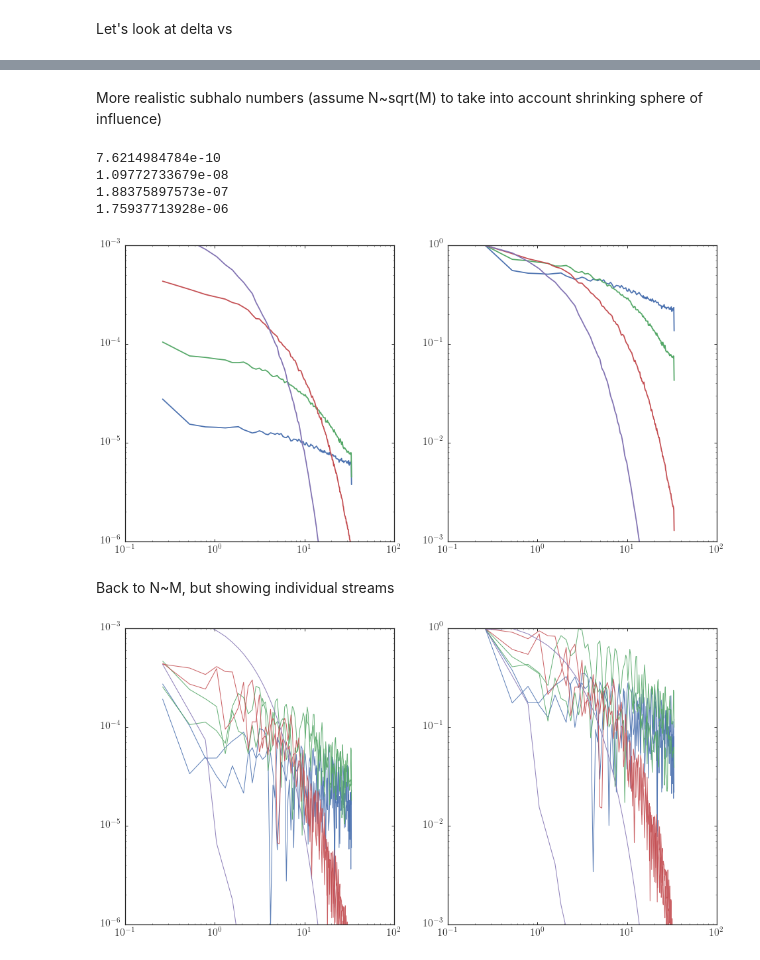
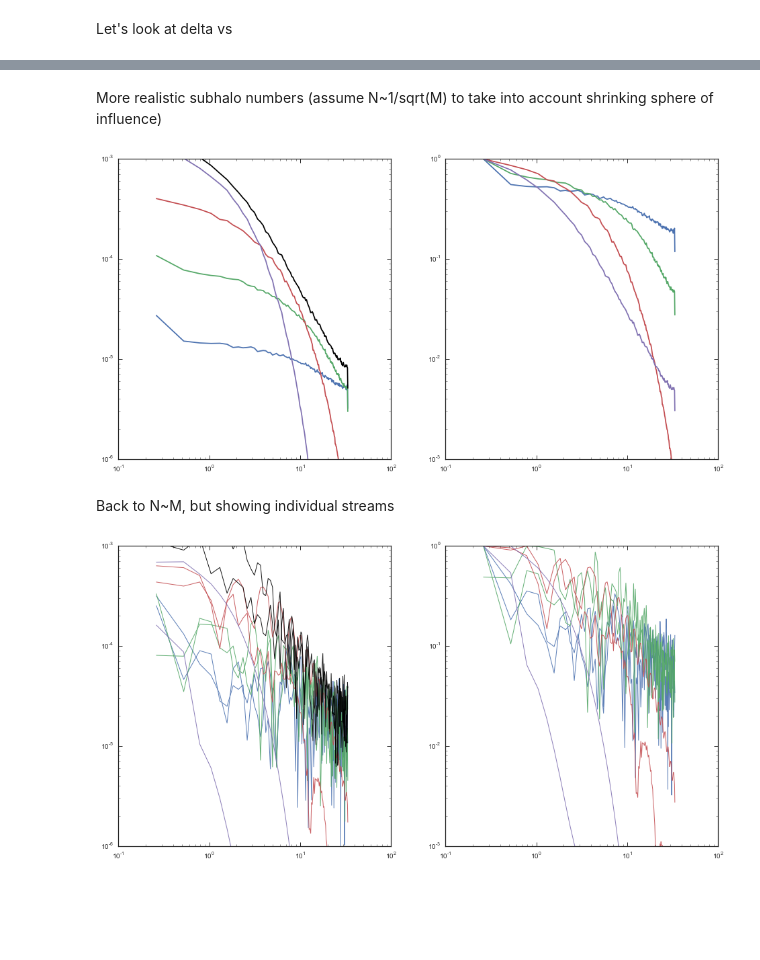
Before and after one commit to jobovy/streamgap-pepper, a Jupyter notebook: bell.ipynb, the cells around one changed output, grey strips where cells are left out. Saved outputs shown, nothing was run; the diff lists cells and outputs as text; code cells hidden in the pictures; blank space fills up the shorter version.

Commit message:
Update notebook with power spectrum of all masses combined and allow code to be hid

```diff
--- a/bell.ipynb
+++ b/bell.ipynb
@@ -213,11 +131,13 @@ def randomdvs(GM,sdf,rate=None):
     angles= numpy.cumsum(numpy.random.exponential(scale=1./rate,size=int(numpy.ceil(rate))))
     angles= angles[angles < 1.]*sdf._deltaAngleTrackImpact*sdf._gap_sigMeanSign
     nimpacts= len(angles)
-    # Now we sample for each impact impact parameters and halo velocities and compute dv
+    # Now we sample for each impact a set of impact parameters and halo velocities and compute dv
     dvs= numpy.zeros((nimpacts,len(thetapars),3))
     dvdotvs= numpy.zeros((nimpacts,len(thetapars)))
     for ii, angle in enumerate(angles):
-        b= numpy.random.uniform()*4.*rs(GM)-2.*rs(GM)
+        # Sample b from a linearly increasing probability
+        b= numpy.random.uniform()**0.5*2.*rs(GM)
+        if numpy.random.uniform() < 0.5: b*= -1.
         v= numpy.random.normal(scale=150./V0,size=3)
         # Get the stream at the closest-approach point
         kick_ObsTrackXY_closest= numpy.array([\
@@ -294,7 +275,6 @@ subplot(1,2,1)
 loglog(px,numpy.sqrt(numpy.median(ppy,axis=1)))
 subplot(1,2,2)
 loglog(px,numpy.sqrt(numpy.median(ppy,axis=1)/numpy.amax(numpy.median(ppy,axis=1))))
-print numpy.amax(numpy.median(ppy,axis=1))
 for ii in range(ppy.shape[1]):
     ppy[:,ii]= signal.welch(numpy.sum(randomdvs(10**6.,sdfl_per_1e8_peri)[1],axis=0),
                                   fs=1./(thetapars[1]-thetapars[0]),scaling='spectrum')[1]
@@ -302,7 +282,6 @@ subplot(1,2,1)
 loglog(px,numpy.sqrt(numpy.median(ppy,axis=1)))
 subplot(1,2,2)
 loglog(px,numpy.sqrt(numpy.median(ppy,axis=1)/numpy.amax(numpy.median(ppy,axis=1))))
-print numpy.amax(numpy.median(ppy,axis=1))
 for ii in range(ppy.shape[1]):
     ppy[:,ii]= signal.welch(numpy.sum(randomdvs(10**7.,sdfl_per_1e8_peri)[1],axis=0),
                                   fs=1./(thetapars[1]-thetapars[0]),scaling='spectrum')[1]
@@ -310,15 +289,20 @@ subplot(1,2,1)
 loglog(px,numpy.sqrt(numpy.median(ppy,axis=1)))
 subplot(1,2,2)
 loglog(px,numpy.sqrt(numpy.median(ppy,axis=1)/numpy.amax(numpy.median(ppy,axis=1))))
-print numpy.amax(numpy.median(ppy,axis=1))
 for ii in range(ppy.shape[1]):
     ppy[:,ii]= signal.welch(numpy.sum(randomdvs(10**7.85,sdfl_per_1e8_peri)[1],axis=0),
                                   fs=1./(thetapars[1]-thetapars[0]),scaling='spectrum')[1]
 subplot(1,2,1)
 loglog(px,numpy.sqrt(numpy.median(ppy,axis=1)))
+for ii in range(ppy.shape[1]):
+    ppy[:,ii]= signal.welch(numpy.sum(randomdvs(10**5.,sdfl_per_1e8_peri)[1],axis=0)
+                            +numpy.sum(randomdvs(10**6.,sdfl_per_1e8_peri)[1],axis=0)
+                            +numpy.sum(randomdvs(10**7.,sdfl_per_1e8_peri)[1],axis=0)
+                            +numpy.sum(randomdvs(10**8.,sdfl_per_1e8_peri)[1],axis=0),
+                                  fs=1./(thetapars[1]-thetapars[0]),scaling='spectrum')[1]
+loglog(px,numpy.sqrt(numpy.median(ppy,axis=1)),'k')
 ylim(10**-5.,10.**-3.)
 subplot(1,2,2)
 loglog(px,numpy.sqrt(numpy.median(ppy,axis=1)/numpy.amax(numpy.median(ppy,axis=1))))
-print numpy.amax(numpy.median(ppy,axis=1))
 ylim(10**-2.,1.)
 # %% [output]
@@ -331,5 +311,5 @@ ylim(10**-2.,1.)
 # %% [markdown]
-More realistic subhalo numbers (assume N~sqrt(M) to take into account shrinking sphere of influence)
+More realistic subhalo numbers (assume N~1/sqrt(M) to take into account shrinking sphere of influence)
 # %%
 def N(M):
     return 10.*(10.**7./M)**0.5
@@ -346,7 +326,6 @@ subplot(1,2,1)
 loglog(px,numpy.sqrt(numpy.median(ppy,axis=1)))
 subplot(1,2,2)
 loglog(px,numpy.sqrt(numpy.median(ppy,axis=1)/numpy.amax(numpy.median(ppy,axis=1))))
-print numpy.amax(numpy.median(ppy,axis=1))
 for ii in range(ppy.shape[1]):
     ppy[:,ii]= signal.welch(numpy.sum(randomdvs(10**6.,sdfl_per_1e8_peri)[1],axis=0),
                                   fs=1./(thetapars[1]-thetapars[0]),scaling='spectrum')[1]
@@ -354,7 +333,6 @@ subplot(1,2,1)
 loglog(px,numpy.sqrt(numpy.median(ppy,axis=1)))
 subplot(1,2,2)
 loglog(px,numpy.sqrt(numpy.median(ppy,axis=1)/numpy.amax(numpy.median(ppy,axis=1))))
-print numpy.amax(numpy.median(ppy,axis=1))
 for ii in range(ppy.shape[1]):
     ppy[:,ii]= signal.welch(numpy.sum(randomdvs(10**7.,sdfl_per_1e8_peri)[1],axis=0),
                                   fs=1./(thetapars[1]-thetapars[0]),scaling='spectrum')[1]
@@ -362,26 +340,27 @@ subplot(1,2,1)
 loglog(px,numpy.sqrt(numpy.median(ppy,axis=1)))
 subplot(1,2,2)
 loglog(px,numpy.sqrt(numpy.median(ppy,axis=1)/numpy.amax(numpy.median(ppy,axis=1))))
-print numpy.amax(numpy.median(ppy,axis=1))
 for ii in range(ppy.shape[1]):
     ppy[:,ii]= signal.welch(numpy.sum(randomdvs(10**7.85,sdfl_per_1e8_peri)[1],axis=0),
                                   fs=1./(thetapars[1]-thetapars[0]),scaling='spectrum')[1]
 subplot(1,2,1)
 loglog(px,numpy.sqrt(numpy.median(ppy,axis=1)))
+for ii in range(ppy.shape[1]):
+    ppy[:,ii]= signal.welch(numpy.sum(randomdvs(10**5.,sdfl_per_1e8_peri)[1],axis=0)
+                            +numpy.sum(randomdvs(10**6.,sdfl_per_1e8_peri)[1],axis=0)
+                            +numpy.sum(randomdvs(10**7.,sdfl_per_1e8_peri)[1],axis=0)
+                            +numpy.sum(randomdvs(10**8.,sdfl_per_1e8_peri)[1],axis=0),
+                                  fs=1./(thetapars[1]-thetapars[0]),scaling='spectrum')[1]
+loglog(px,numpy.sqrt(numpy.median(ppy,axis=1)),'k')
 ylim(10**-6.,10.**-3.)
 subplot(1,2,2)
 loglog(px,numpy.sqrt(numpy.median(ppy,axis=1)/numpy.amax(numpy.median(ppy,axis=1))))
-print numpy.amax(numpy.median(ppy,axis=1))
 ylim(10**-3.,1.)
 # Go back to original definition
 def N(M):
     return 10.*(10.**7./M)
 # %% [output]
-7.6214984784e-10
-1.09772733679e-08
-1.88375897573e-07
-1.75937713928e-06
-[figure, old version]
+[figure, new version]
 # %% [markdown]
 Back to N~M, but showing individual streams
 # %%
@@ -395,31 +374,39 @@ for ii in range(ntrials):
     ppy= signal.welch(numpy.sum(randomdvs(10**5.,sdfl_per_1e8_peri)[1],axis=0),
                                   fs=1./(thetapars[1]-thetapars[0]),scaling='spectrum')[1]
     subplot(1,2,1)
     loglog(px,numpy.sqrt(ppy),color=sns.color_palette()[0],**plotkwargs)
     subplot(1,2,2)
     loglog(px,numpy.sqrt(ppy/numpy.amax(ppy)),color=sns.color_palette()[0],**plotkwargs)
 for ii in range(ntrials):
     ppy= signal.welch(numpy.sum(randomdvs(10**6.,sdfl_per_1e8_peri)[1],axis=0),
                                   fs=1./(thetapars[1]-thetapars[0]),scaling='spectrum')[1]
     subplot(1,2,1)
     loglog(px,numpy.sqrt(ppy),color=sns.color_palette()[1],**plotkwargs)
     subplot(1,2,2)
     loglog(px,numpy.sqrt(ppy/numpy.amax(ppy)),color=sns.color_palette()[1],**plotkwargs)
 for ii in range(ntrials):
     ppy= signal.welch(numpy.sum(randomdvs(10**7.,sdfl_per_1e8_peri)[1],axis=0),
                                   fs=1./(thetapars[1]-thetapars[0]),scaling='spectrum')[1]
     subplot(1,2,1)
     loglog(px,numpy.sqrt(ppy),color=sns.color_palette()[2],**plotkwargs)
     subplot(1,2,2)
     loglog(px,numpy.sqrt(ppy/numpy.amax(ppy)),color=sns.color_palette()[2],**plotkwargs)
 for ii in range(ntrials):
+    ppy= signal.welch(numpy.sum(randomdvs(10**5.,sdfl_per_1e8_peri)[1],axis=0)
+                            +numpy.sum(randomdvs(10**6.,sdfl_per_1e8_peri)[1],axis=0)
+                            +numpy.sum(randomdvs(10**7.,sdfl_per_1e8_peri)[1],axis=0)
+                            +numpy.sum(randomdvs(10**8.,sdfl_per_1e8_peri)[1],axis=0),
+                                  fs=1./(thetapars[1]-thetapars[0]),scaling='spectrum')[1]
+    subplot(1,2,1)
+    loglog(px,numpy.sqrt(ppy),color='k',**plotkwargs)
+for ii in range(ntrials):
     ppy= signal.welch(numpy.sum(randomdvs(10**7.85,sdfl_per_1e8_peri)[1],axis=0),
                                   fs=1./(thetapars[1]-thetapars[0]),scaling='spectrum')[1]
     subplot(1,2,1)
     loglog(px,numpy.sqrt(ppy),color=sns.color_palette()[3],**plotkwargs)
     ylim(10**-6.,10.**-3.)
     subplot(1,2,2)
     loglog(px,numpy.sqrt(ppy/numpy.amax(ppy)),color=sns.color_palette()[3],**plotkwargs)
     ylim(10**-3.,1.)
 # %% [output]
-[figure, old version]
+[figure, new version]
```
Also changed, not shown: parts of 32 cells of this notebook.
